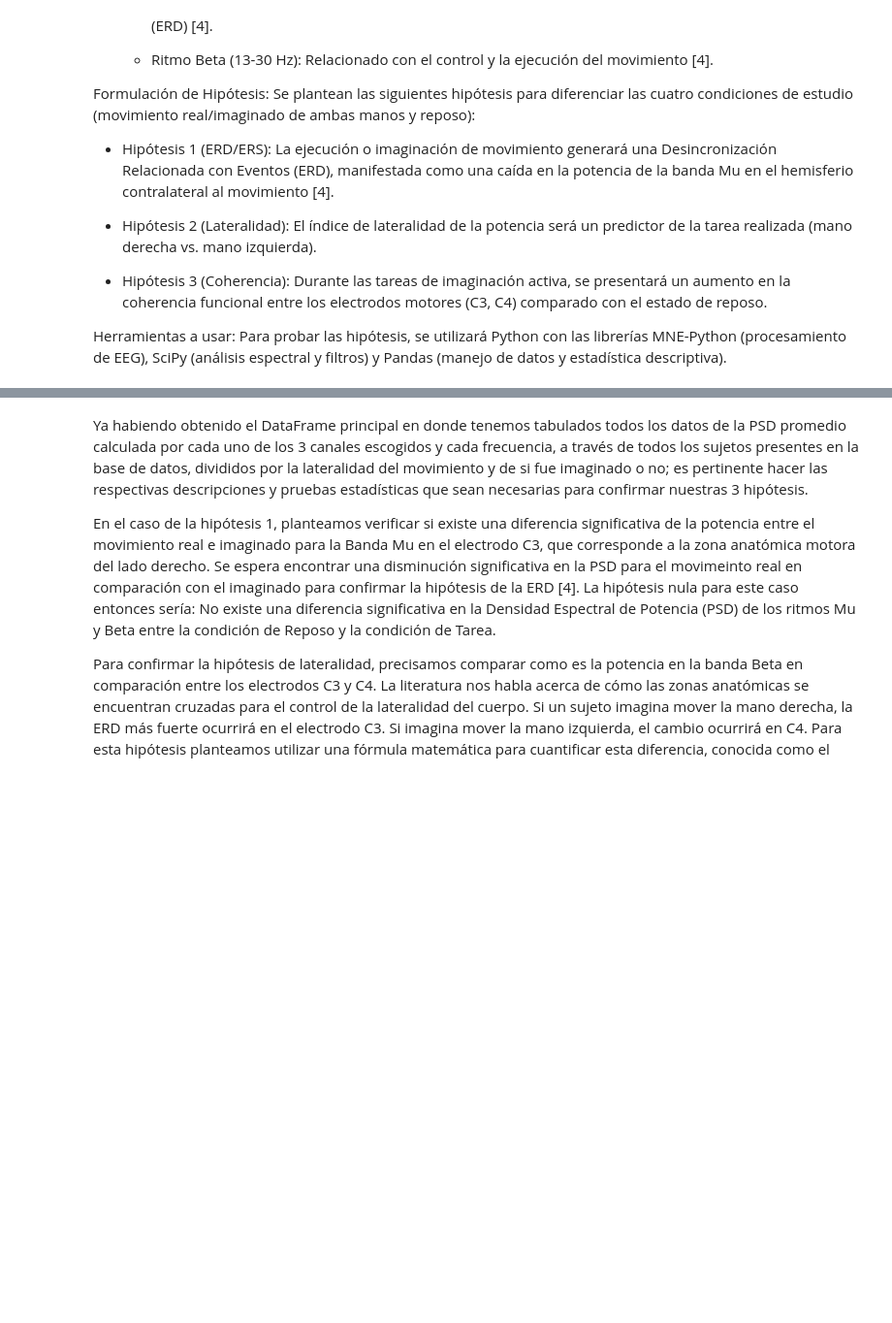
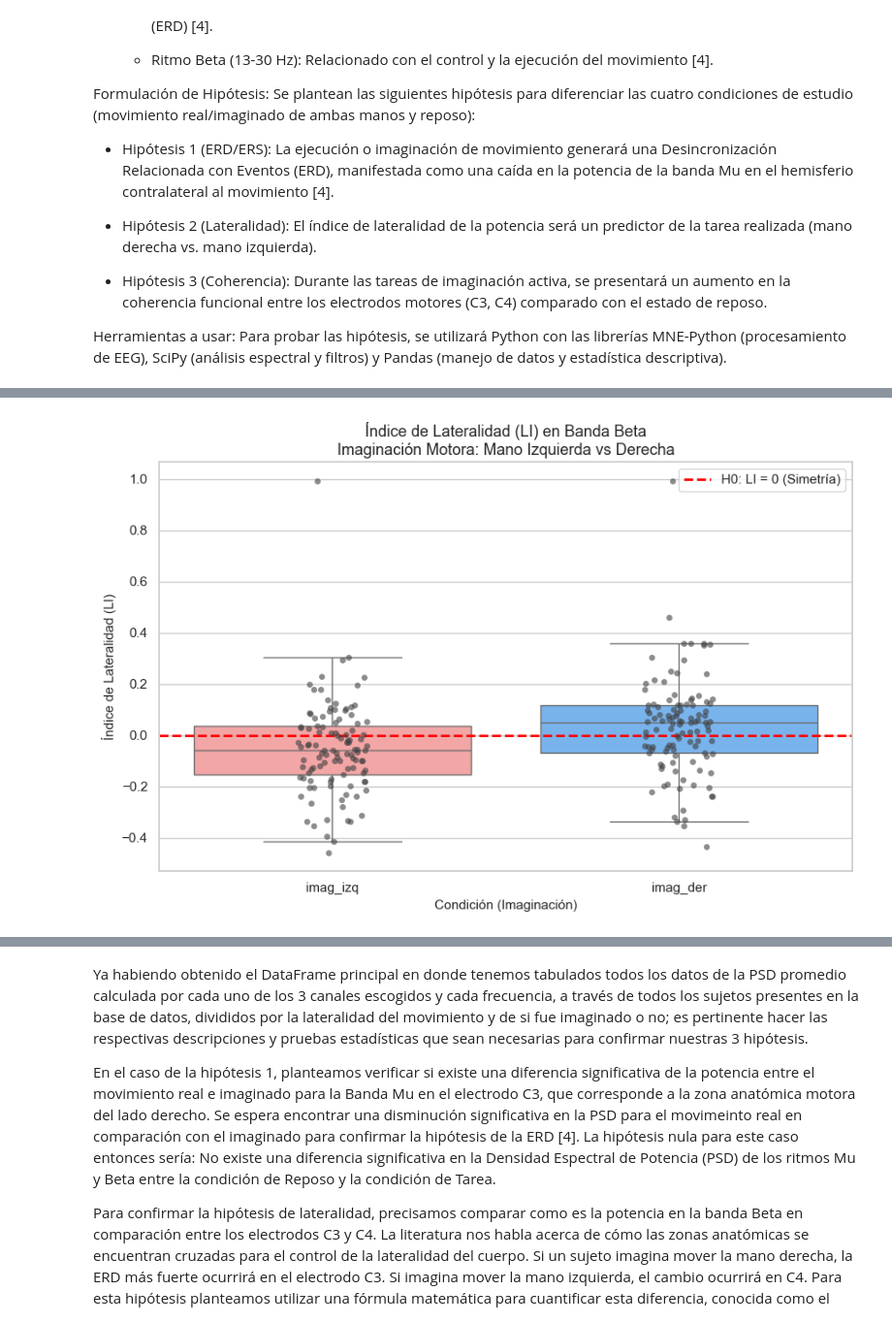
Before and after one commit to Daniu13/biosenales_proyecto1, a Jupyter notebook: main.ipynb, the cells around one changed output, grey strips where cells are left out. Shown at 97% size. Saved outputs shown, nothing was run; the diff lists cells and outputs as text; code cells hidden in the pictures; blank space fills up the shorter version.

```diff
--- a/main.ipynb
+++ b/main.ipynb
@@ -216,0 +441,86 @@ Registro    Tarea        Mu_C3        Mu_C4        Mu_Cz      Beta_C3      Beta_
+# %%
+#Aseguramos que el LI esté calculado (por si se corre esta celda aislada)
+# El LI usa la banda Beta: (C4 - C3) / (C4 + C3)
+df_unificado['LI_Beta'] = (df_unificado['Beta_C4'] - df_unificado['Beta_C3']) / \
+                          (df_unificado['Beta_C4'] + df_unificado['Beta_C3'])
+
+# Limpieza de posibles infinitos en caso de divisiones por cero
+df_unificado['LI_Beta'] = df_unificado['LI_Beta'].replace([np.inf, -np.inf], np.nan)
+
+# 2. Filtramos los datos solo para las condiciones de imaginación motora
+df_imag_izq = df_unificado[df_unificado['Tarea'] == 'imag_izq'].copy()
+df_imag_der = df_unificado[df_unificado['Tarea'] == 'imag_der'].copy()
+
+# Extraemos los valores de LI como arreglos de NumPy
+li_izq = df_imag_izq['LI_Beta'].dropna().values
+li_der = df_imag_der['LI_Beta'].dropna().values
+
+df_h2 = pd.concat([df_imag_izq, df_imag_der])
+
+sns.set_theme(style="whitegrid")
+plt.figure(figsize=(9, 6))
+
+# Creamos el boxplot con colores distintivos
+sns.boxplot(data=df_h2, x='Tarea', y='LI_Beta', palette=['#ff9999','#66b3ff'], showfliers=False)
+sns.stripplot(data=df_h2, x='Tarea', y='LI_Beta', color='.25', alpha=0.6, jitter=True)
+
+# Línea de referencia en cero (H0: Simetría total)
+plt.axhline(0, color='red', linestyle='--', linewidth=2, label='H0: LI = 0 (Simetría)')
+
+plt.title('Índice de Lateralidad (LI) en Banda Beta\nImaginación Motora: Mano Izquierda vs Derecha', fontsize=13)
+plt.ylabel('Índice de Lateralidad (LI)', fontsize=11)
+plt.xlabel('Condición (Imaginación)', fontsize=11)
+plt.legend()
+plt.tight_layout()
+plt.show()
+
+print("Análisis estadístico - Hipótesis 2 (H0: LI = 0)")
+print("-" * 60)
+
+alpha = 0.05
+
+def probar_h0_cero(datos, condicion, direccion_esperada):
+    if len(datos) < 3:
+        print(f"\n>> {condicion}: Datos insuficientes para prueba estadística.")
+        return
+
+    print(f"\n>> Prueba para la condición: {condicion} (n={len(datos)})")
+
+    # Prueba de Normalidad
+    _, p_norm = shapiro(datos)
+    print(f"   Valor p Shapiro-Wilk: {p_norm:.4f}")
+
+    # Ejecución de la prueba de 1 muestra contra el valor 0 (Simetría)
+    if p_norm > alpha:
+        print("   Distribución normal -> Aplicando T-Student de 1 muestra")
+        stat, p_val = ttest_1samp(datos, 0.0)
+    else:
+        print("   Distribución NO normal -> Aplicando Prueba de Wilcoxon de 1 muestra")
+        # Wilcoxon de una muestra compara la mediana contra cero
+        try:
+            stat, p_val = wilcoxon(datos)
+        except Exception as e:
+            print(f"   Error en Wilcoxon: {e}. Probablemente datos con varianza cero.")
+            return
+
+    print(f"   Estadístico: {stat:.4f} | P-valor: {p_val:.4e}")
+
+    # Conclusión
+    if p_val < alpha:
+        print(f"   Veredicto: Se RECHAZA la hipótesis nula (LI = 0) para {condicion}.")
+
+        media_li = np.mean(datos)
+        if media_li > 0 and direccion_esperada == 'positivo':
+            print(f"   Exito: LI promedio {media_li:.3f} (Positivo). Confirma ERD en Hemisferio Izquierdo (C3).")
+        elif media_li < 0 and direccion_esperada == 'negativo':
+            print(f"   Exito: LI promedio {media_li:.3f} (Negativo). Confirma ERD en Hemisferio Derecho (C4).")
+        else:
+            print(f"   Cuidado: Diferencia significativa pero dirección ({media_li:.3f}) inesperada.")
+    else:
+        print(f"   Veredico: NO se rechaza la hipótesis nula para {condicion}.")
+        print("   No hay evidencia suficiente de asimetría hemisférica significativa.")
+
+# Evaluamos cada mano de forma independiente
+probar_h0_cero(li_izq, "Imaginación Izquierda", direccion_esperada='negativo')
+probar_h0_cero(li_der, "Imaginación Derecha", direccion_esperada='positivo')
+# %% [output]
@@ -216,0 +530 @@ Registro    Tarea        Mu_C3        Mu_C4        Mu_Cz      Beta_C3      Beta_
+[figure, added]
```
Also changed, not shown: parts of 11 cells of this notebook.
